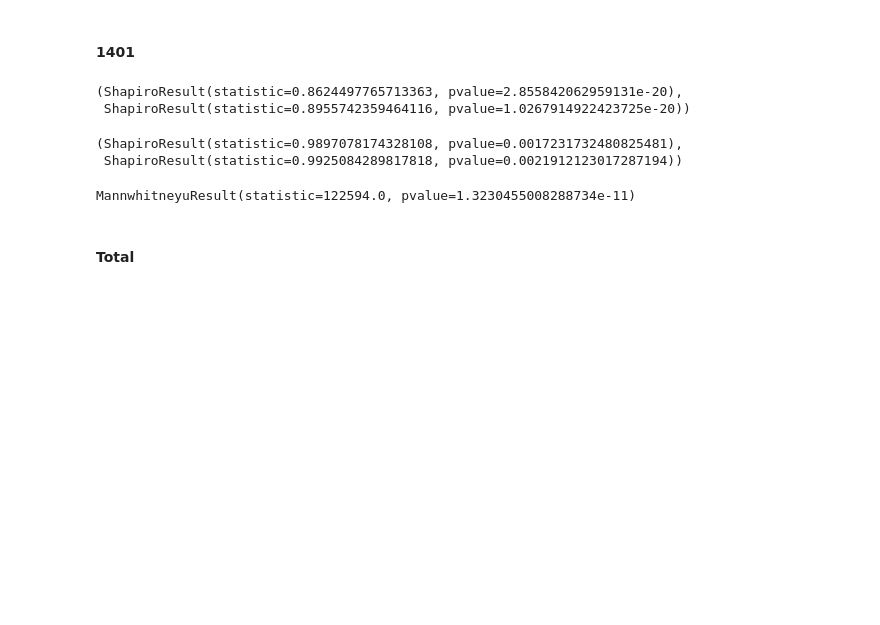
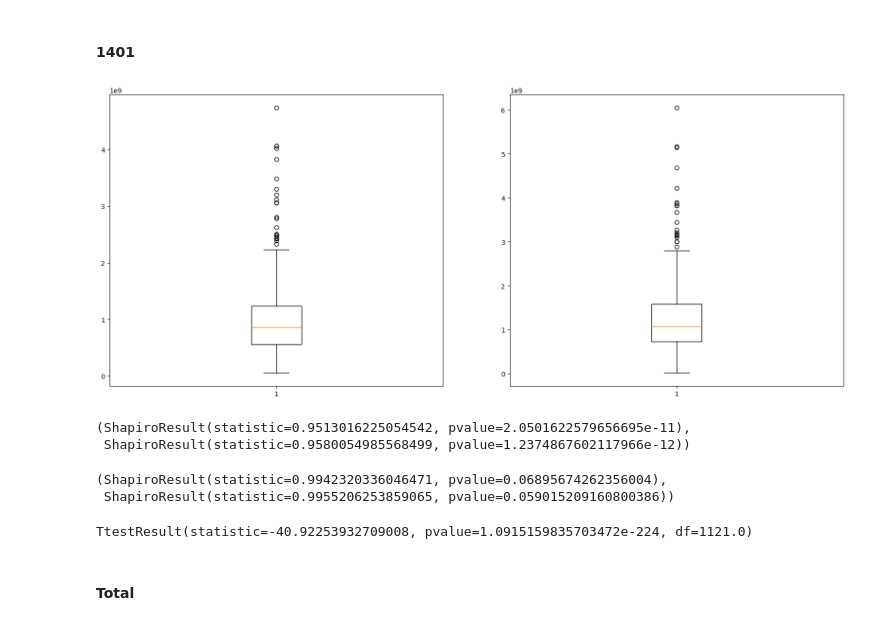
Before and after one commit to realBagher/IRAN-SCI-DATA-ANALYSIS-G4, a Jupyter notebook: hypothesis-test/Q1.ipynb, the cells around one changed output. Cells and saved outputs as stored; diff of their text form; code cells hidden in the pictures; blank space fills up the shorter version.

```diff
--- a/hypothesis-test/Q1.ipynb
+++ b/hypothesis-test/Q1.ipynb
@@ -235,2 +322,11 @@ MannwhitneyuResult(statistic=121282.5, pvalue=2.863802198359207e-12)
 # %% [markdown]
 #### 1401
+# %%
+plt.figure(figsize=(20, 8))
+plt.subplot(1,2,1)
+plt.boxplot(Rural_data_income['1401'])
+plt.subplot(1,2,2)
+plt.boxplot(Urban_data_income['1401'])
+plt.show()
+# %% [output]
+[figure, added]
@@ -237,22 +336,22 @@ MannwhitneyuResult(statistic=121282.5, pvalue=2.863802198359207e-12)
 # %%
-shapiro_R_1401 = stats.shapiro(Rural_data_income['1401'])
-shapiro_U_1401 = stats.shapiro(Urban_data_income['1401'])
+shapiro_R_1401 = stats.shapiro(zscore_R1401)
+shapiro_U_1401 = stats.shapiro(zscore_U1401)
 shapiro_R_1401, shapiro_U_1401
 # %% [output]
-(ShapiroResult(statistic=0.8624497765713363, pvalue=2.855842062959131e-20),
- ShapiroResult(statistic=0.8955742359464116, pvalue=1.0267914922423725e-20))
+(ShapiroResult(statistic=0.9513016225054542, pvalue=2.0501622579656695e-11),
+ ShapiroResult(statistic=0.9580054985568499, pvalue=1.2374867602117966e-12))
 # %%
-R_1401_yeojohnson , _ = stats.yeojohnson(Rural_data_income['1401'])
-U_1401_yeojohnson , _ = stats.yeojohnson(Urban_data_income['1401'])
+R_1401_yeojohnson , _ = stats.yeojohnson(zscore_R1401)
+U_1401_yeojohnson , _ = stats.yeojohnson(zscore_U1401)
 shapiro_R_1401_yeojohnson = stats.shapiro(R_1401_yeojohnson)
 shapiro_U_1401_yeojohnson = stats.shapiro(U_1401_yeojohnson)
 shapiro_R_1401_yeojohnson, shapiro_U_1401_yeojohnson
 # %% [output]
-(ShapiroResult(statistic=0.9897078174328108, pvalue=0.0017231732480825481),
- ShapiroResult(statistic=0.9925084289817818, pvalue=0.0021912123017287194))
+(ShapiroResult(statistic=0.9942320336046471, pvalue=0.06895674262356004),
+ ShapiroResult(statistic=0.9955206253859065, pvalue=0.059015209160800386))
-# %%
-stats.mannwhitneyu(Rural_data_income['1401'], Urban_data_income['1401'])
-# %% [output]
-MannwhitneyuResult(statistic=122594.0, pvalue=1.3230455008288734e-11)
+# %%
+stats.ttest_ind(R_1401_yeojohnson, U_1401_yeojohnson)
+# %% [output]
+TtestResult(statistic=-40.92253932709008, pvalue=1.0915159835703472e-224, df=1121.0)
 # %% [markdown]
 #### Total
```
Also changed, not shown: parts of 41 cells of this notebook.
